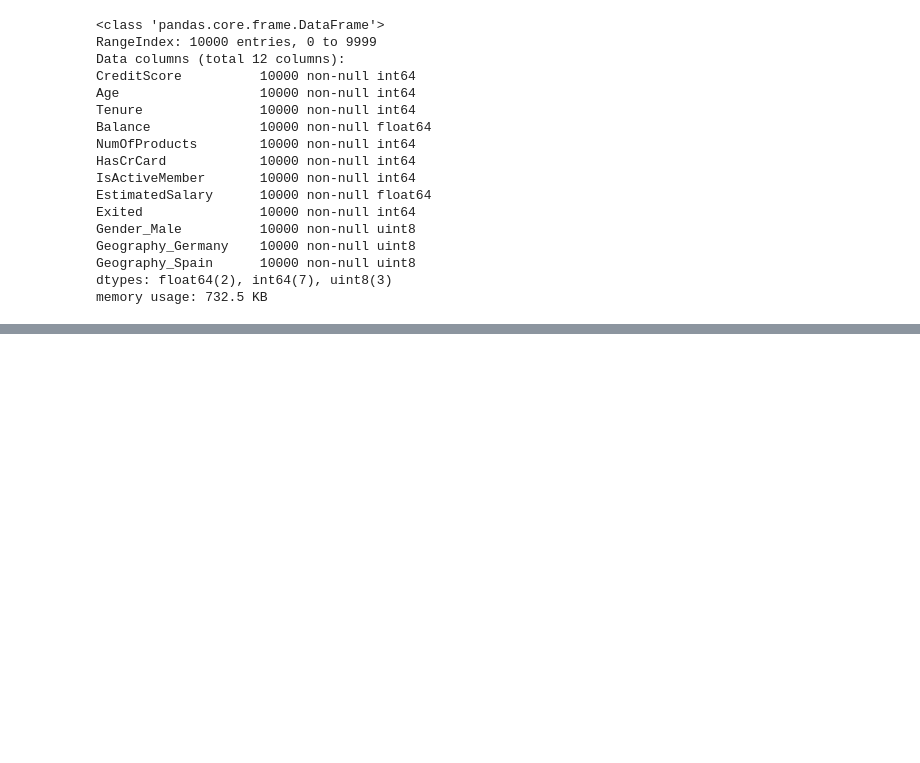
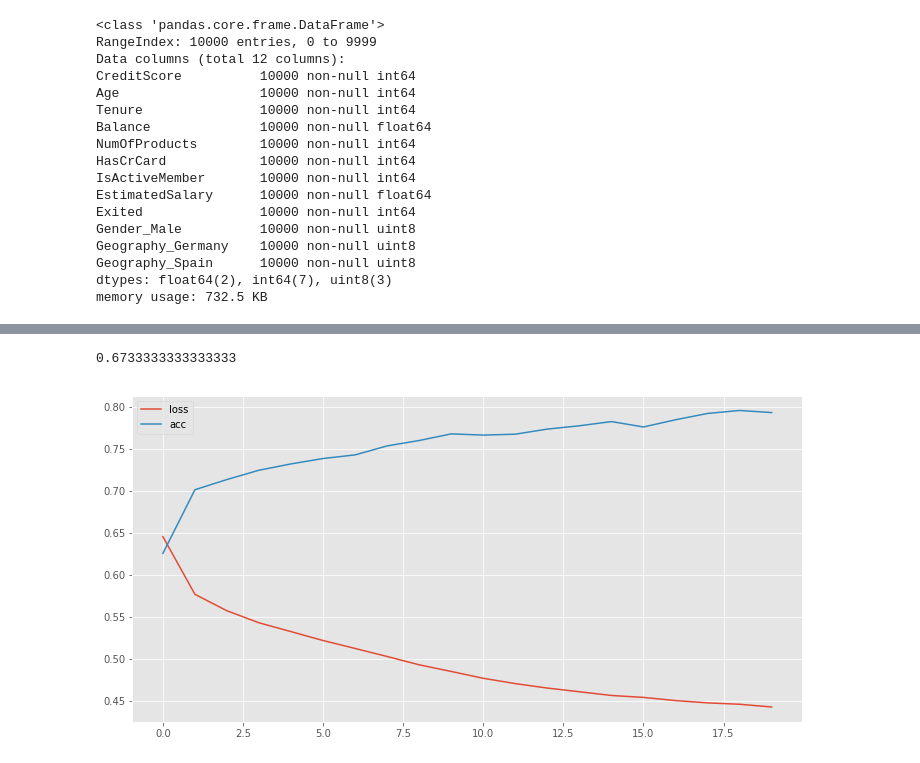
Before and after one commit to Dalthirr/NeuralNetworks, a Jupyter notebook: model.ipynb, the cells around one changed output, grey strips where cells are left out. Cells and saved outputs as stored; diff of their text form; code cells hidden in the pictures; blank space fills up the shorter version.

```diff
--- a/model.ipynb
+++ b/model.ipynb
@@ -87,0 +111,28 @@ Epoch 3/3
+# %%
+#half-half
+nX=(newdf.drop(['Exited'], axis=1)) #wyrzucamy exited
+nX = (nX-nX.mean())/nX.std()
+ny=(newdf.Exited)
+nX_train, nX_test, ny_train, ny_test = train_test_split(nX, ny, test_size=0.3, random_state=42 )
+
+nscaler=StandardScaler().fit(nX_train)
+nX_train = scaler.transform(nX_train)
+nX_test = scaler.transform(nX_test)
+# %%
+model=Sequential()
+# Add an input layer shape depends on shape of X. We have 11 columns in X.
+model.add(Dense(12, activation='relu', input_shape=(11,)))
+
+# Add one hidden layer
+model.add(Dense(20, activation='tanh'))
+
+
+# Add an output layer
+model.add(Dense(1, activation='sigmoid'))
+
+
+model.compile(loss='binary_crossentropy',
+              optimizer='adam',
+              metrics=['accuracy'])
+
+history = model.fit(nX_train, ny_train,epochs=20, batch_size=10, verbose=1)
@@ -87,0 +157,20 @@ Epoch 3/3
+# %%
+ynew = model.predict_classes(X_test)
+# show the inputs and predicted outputs
+counter = 0
+for i in range(len(ynew)):
+  if y_test.values[i] == ynew[i]:
+    counter += 1
+print(counter/len(ynew))
+# %% [output]
+0.6733333333333333
+# %%
+
+plt.style.use('ggplot')
+plt.figure(figsize = (12,6))
+plt.plot(history.history['loss'], label = "loss")
+plt.plot(history.history['acc'], label = "acc")
+plt.legend()
+plt.show()
+# %% [output]
+[figure, added]
```
Also changed, not shown: parts of 5 cells of this notebook.
